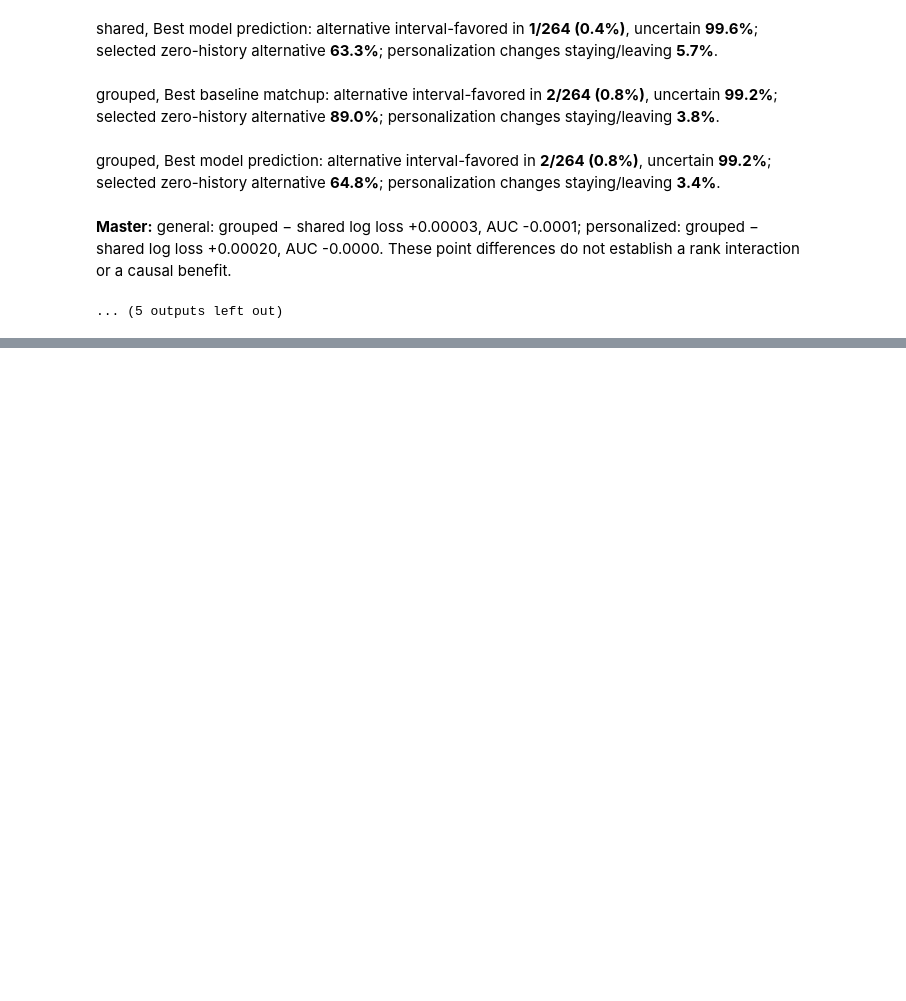
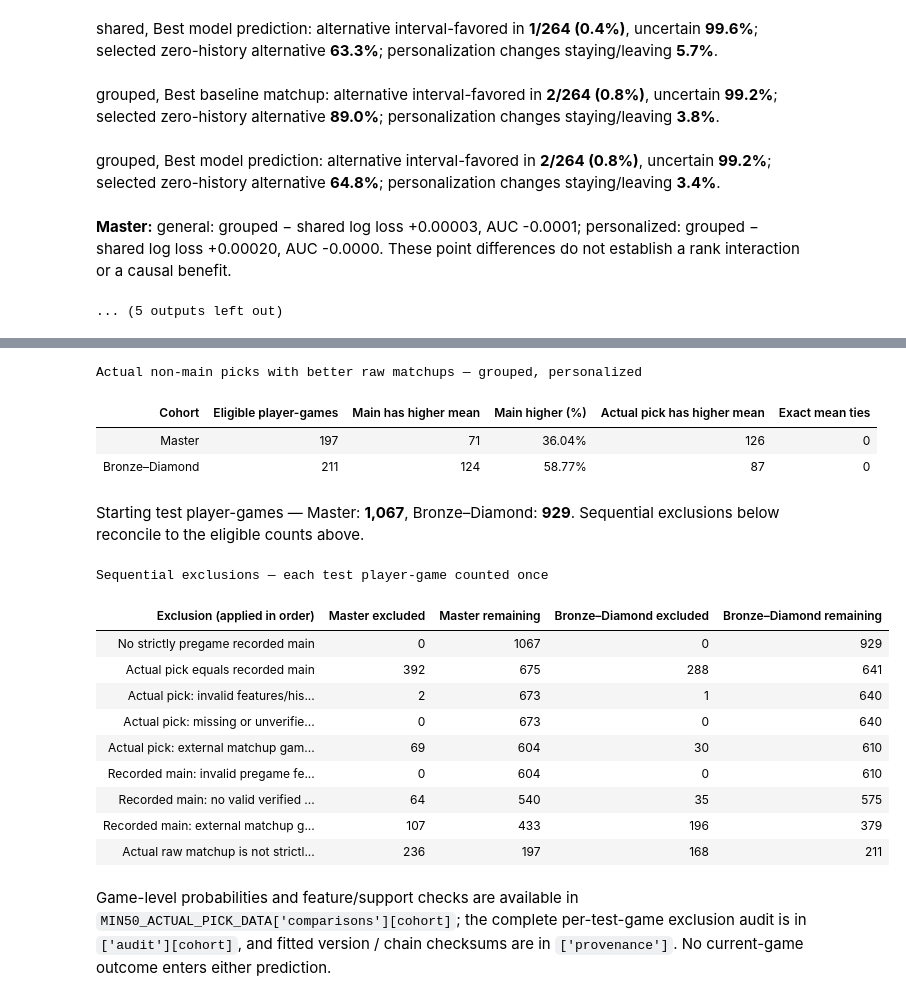
Before and after one commit to minhhohoang/riot-game-prediction, a Jupyter notebook: hlr_model/min50_modeling.ipynb, the cells around one changed output, grey strips where cells are left out. Cells and saved outputs as stored; diff of their text form; code cells hidden in the pictures; blank space fills up the shorter version.

```diff
--- a/hlr_model/min50_modeling.ipynb
+++ b/hlr_model/min50_modeling.ipynb
@@ -285,0 +300,60 @@ grouped, Best model prediction: alternative interval-favored in **2/264 (0.8%)**
+# %%
+from IPython.display import Markdown, display
+from hlr_model import min50_actual_pick_analysis as min50_actual_pick
+
+MIN50_ACTUAL_PICK_DATA = min50_actual_pick.run(MIN50_ROOT)
+_actual_pick_summary = MIN50_ACTUAL_PICK_DATA['summary'].rename(columns={
+    'cohort': 'Cohort',
+    'eligible_player_games': 'Eligible player-games',
+    'main_higher_mean': 'Main has higher mean',
+    'main_higher_percent': 'Main higher (%)',
+    'actual_higher_mean': 'Actual pick has higher mean',
+    'exact_mean_ties': 'Exact mean ties',
+})
+min50_plots.white_table(
+    _actual_pick_summary,
+    'Actual non-main picks with better raw matchups — grouped, personalized',
+    formats={'Main higher (%)': '{:.2f}%'},
+)
+
+_starting_counts = ', '.join(
+    f"{cohort}: **{len(audit):,}**"
+    for cohort, audit in MIN50_ACTUAL_PICK_DATA['audit'].items()
+)
+display(Markdown('Starting test player-games — ' + _starting_counts +
+    '. Sequential exclusions below reconcile to the eligible counts above.'))
+_exclusion_stages = MIN50_ACTUAL_PICK_DATA['exclusions']
+_exclusion_table = _exclusion_stages.loc[
+    _exclusion_stages.cohort.eq('Master'), ['exclusion']
+].reset_index(drop=True).rename(columns={'exclusion': 'Exclusion (applied in order)'})
+for _cohort in ['Master', 'Bronze–Diamond']:
+    _stages = _exclusion_stages.loc[_exclusion_stages.cohort.eq(_cohort)]
+    _exclusion_table[_cohort + ' excluded'] = _stages.excluded.to_numpy()
+    _exclusion_table[_cohort + ' remaining'] = _stages.remaining.to_numpy()
+min50_plots.white_table(_exclusion_table, 'Sequential exclusions — each test player-game counted once')
+
+display(Markdown(
+    "Game-level probabilities and feature/support checks are available in "
+    "`MIN50_ACTUAL_PICK_DATA['comparisons'][cohort]`; "
+    "the complete per-test-game exclusion audit is in `['audit'][cohort]`, "
+    "and fitted version / chain checksums are in `['provenance']`. "
+    "No current-game outcome enters either prediction."
+))
+# %% [output]
+Actual non-main picks with better raw matchups — grouped, personalized
+| Cohort | Eligible player-games | Main has higher mean | Main higher (%) | Actual pick has higher mean | Exact mean ties |
+| Master | 197 | 71 | 36.04% | 126 | 0 |
+| Bronze–Diamond | 211 | 124 | 58.77% | 87 | 0 |
+Starting test player-games — Master: **1,067**, Bronze–Diamond: **929**. Sequential exclusions below reconcile to the eligible counts above.
+Sequential exclusions — each test player-game counted once
+| Exclusion (applied in order) | Master excluded | Master remaining | Bronze–Diamond excluded | Bronze–Diamond remaining |
+| No strictly pregame recorded main | 0 | 1067 | 0 | 929 |
+| Actual pick equals recorded main | 392 | 675 | 288 | 641 |
+| Actual pick: invalid features/his... | 2 | 673 | 1 | 640 |
+| Actual pick: missing or unverifie... | 0 | 673 | 0 | 640 |
+| Actual pick: external matchup gam... | 69 | 604 | 30 | 610 |
+| Recorded main: invalid pregame fe... | 0 | 604 | 0 | 610 |
+| Recorded main: no valid verified ... | 64 | 540 | 35 | 575 |
+| Recorded main: external matchup g... | 107 | 433 | 196 | 379 |
+| Actual raw matchup is not strictl... | 236 | 197 | 168 | 211 |
+Game-level probabilities and feature/support checks are available in `MIN50_ACTUAL_PICK_DATA['comparisons'][cohort]`; the complete per-test-game exclusion audit is in `['audit'][cohort]`, and fitted version / chain checksums are in `['provenance']`. No current-game outcome enters either prediction.
```
Also changed, not shown: parts of 1 cell of this notebook, 3 other files.
